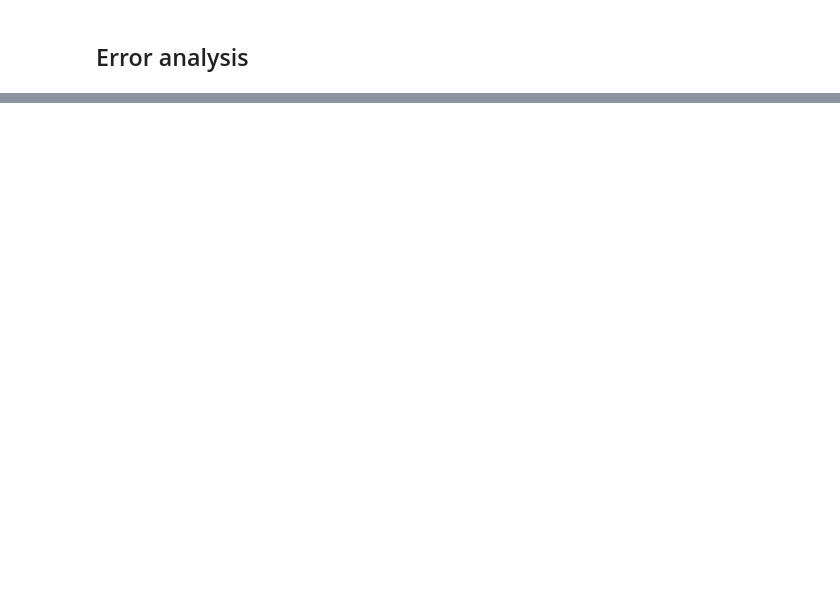
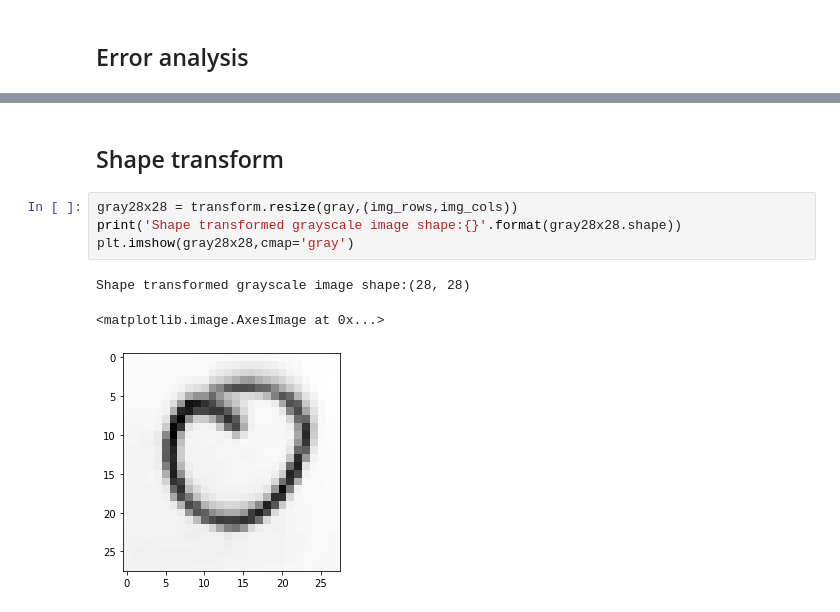
Before and after one commit to euguroglu/Machine-Learning-Projects, a Jupyter notebook: Text_recognition_cnn.ipynb, the cells around one changed output, grey strips where cells are left out. Cells and saved outputs as stored; diff of their text form; blank space fills up the shorter version.

```diff
--- a/Text_recognition_cnn.ipynb
+++ b/Text_recognition_cnn.ipynb
@@ -127,0 +149,10 @@ plt.show()
+# %% [markdown]
+## Shape transform
+# %%
+gray28x28 = transform.resize(gray,(img_rows,img_cols))
+print('Shape transformed grayscale image shape:{}'.format(gray28x28.shape))
+plt.imshow(gray28x28,cmap='gray')
+# %% [output]
+Shape transformed grayscale image shape:(28, 28)
+<matplotlib.image.AxesImage at 0x...>
+[figure, added]
```
Also changed, not shown: parts of 15 cells of this notebook.
